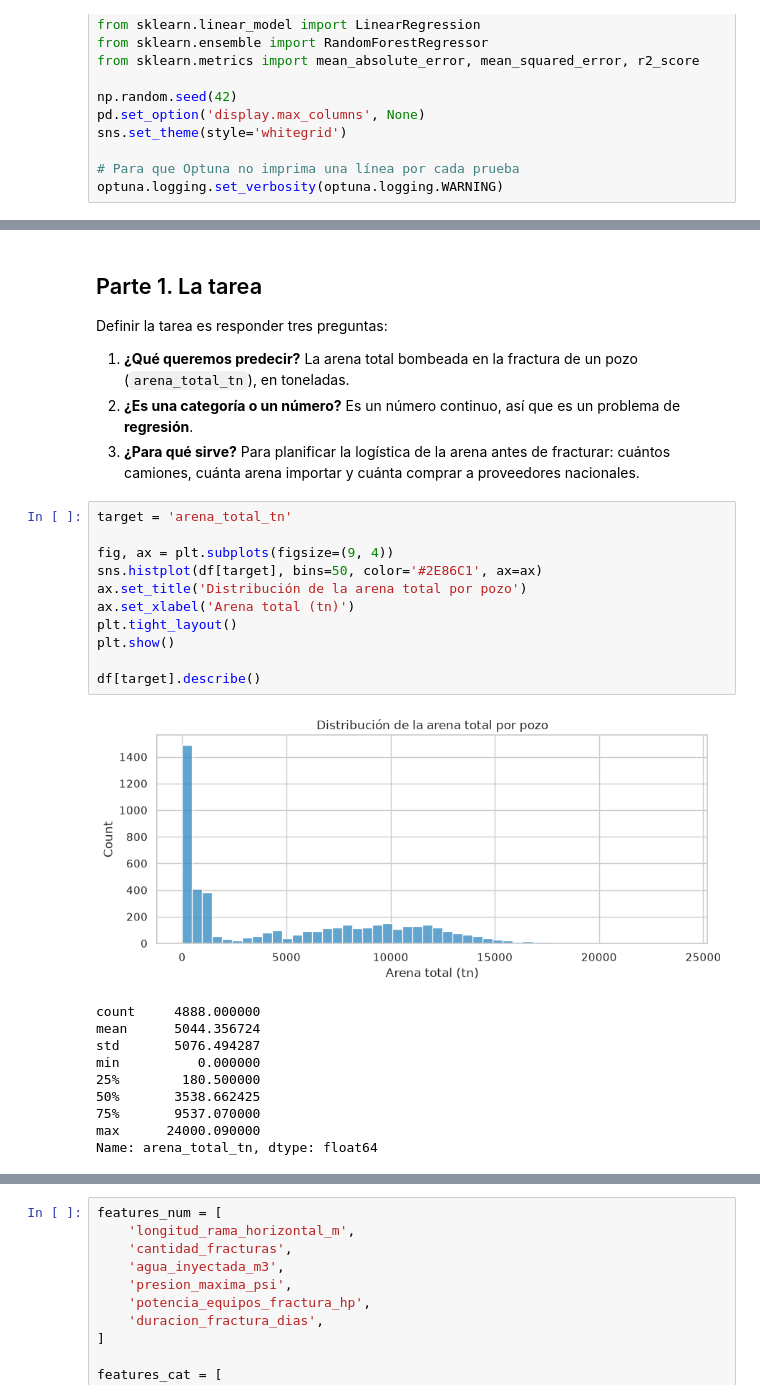
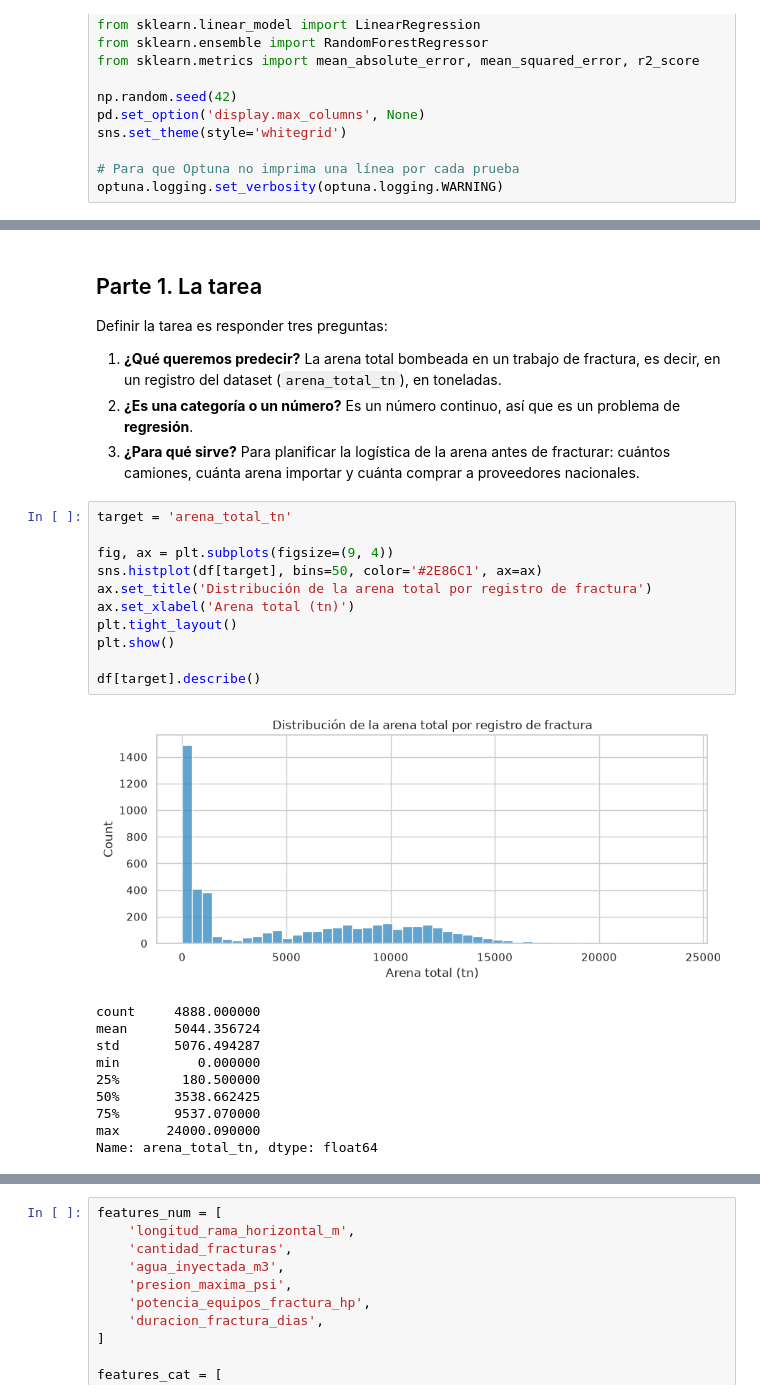
Before and after one commit to ErnestoCafre/proyecto-final-data-science-grupo07, a Jupyter notebook: notebooks/02_pre_entrega_3_supervisado/Preentrega_3_Grupo_7.ipynb, the cells around one changed output, grey strips where cells are left out. Cells and saved outputs as stored; diff of their text form.

```diff
--- a/notebooks/02_pre_entrega_3_supervisado/Preentrega_3_Grupo_7.ipynb
+++ b/notebooks/02_pre_entrega_3_supervisado/Preentrega_3_Grupo_7.ipynb
@@ -93,22 +93,22 @@ df.head()
 
 Definir la tarea es responder tres preguntas:
 
-1. **¿Qué queremos predecir?** La arena total bombeada en la fractura de un pozo (`arena_total_tn`), en toneladas.
+1. **¿Qué queremos predecir?** La arena total bombeada en un trabajo de fractura, es decir, en un registro del dataset (`arena_total_tn`), en toneladas.
 2. **¿Es una categoría o un número?** Es un número continuo, así que es un problema de **regresión**.
 3. **¿Para qué sirve?** Para planificar la logística de la arena antes de fracturar: cuántos camiones, cuánta arena importar y cuánta comprar a proveedores nacionales.
 # %%
 target = 'arena_total_tn'
 
 fig, ax = plt.subplots(figsize=(9, 4))
 sns.histplot(df[target], bins=50, color='#2E86C1', ax=ax)
-ax.set_title('Distribución de la arena total por pozo')
+ax.set_title('Distribución de la arena total por registro de fractura')
 ax.set_xlabel('Arena total (tn)')
 plt.tight_layout()
 plt.show()
 
 df[target].describe()
 # %% [output]
-[figure, old version]
+[figure, new version]
 count     4888.000000
 mean      5044.356724
 std       5076.494287
```
Also changed, not shown: parts of 15 cells of this notebook, 2 other files.
